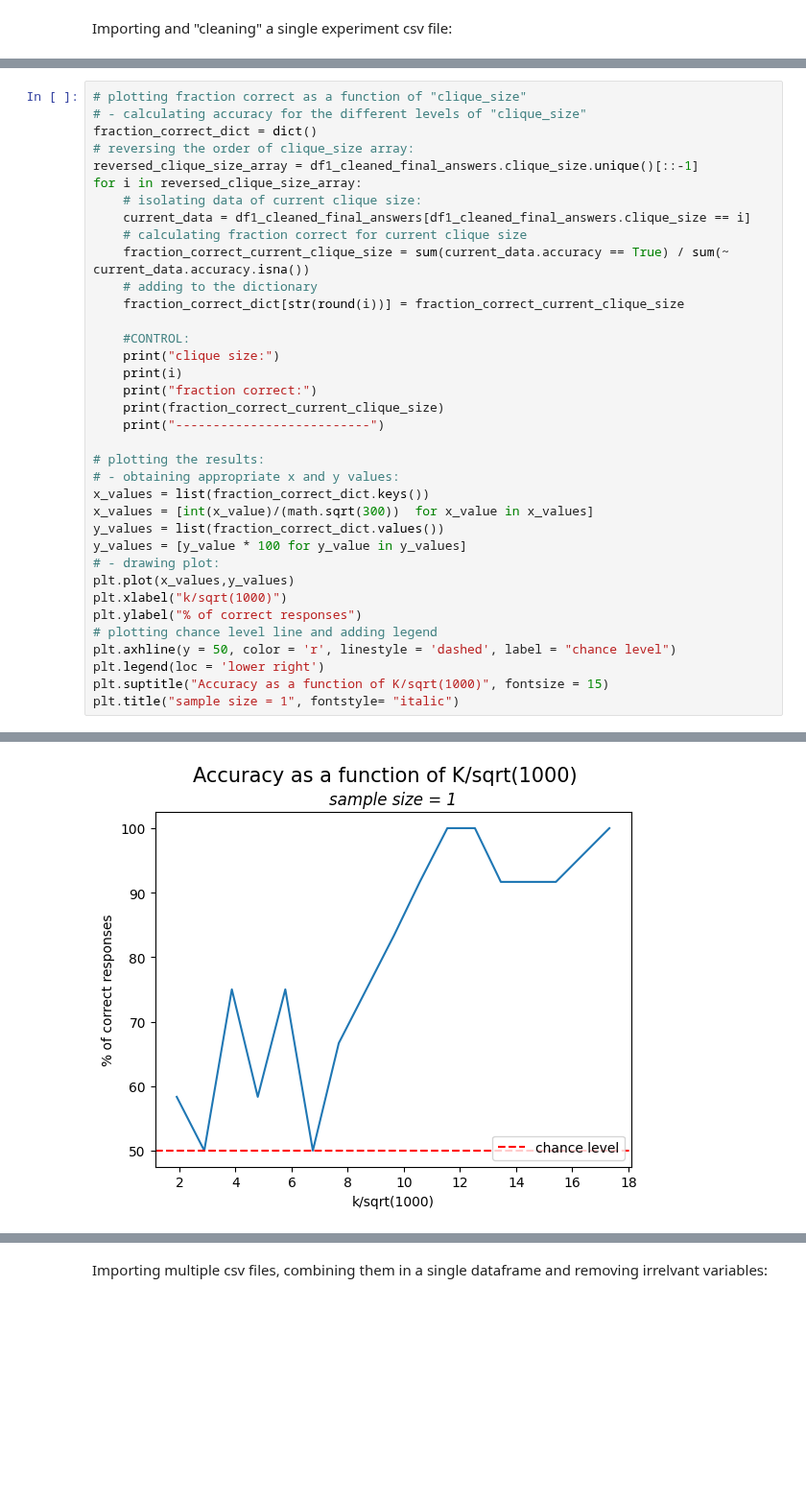
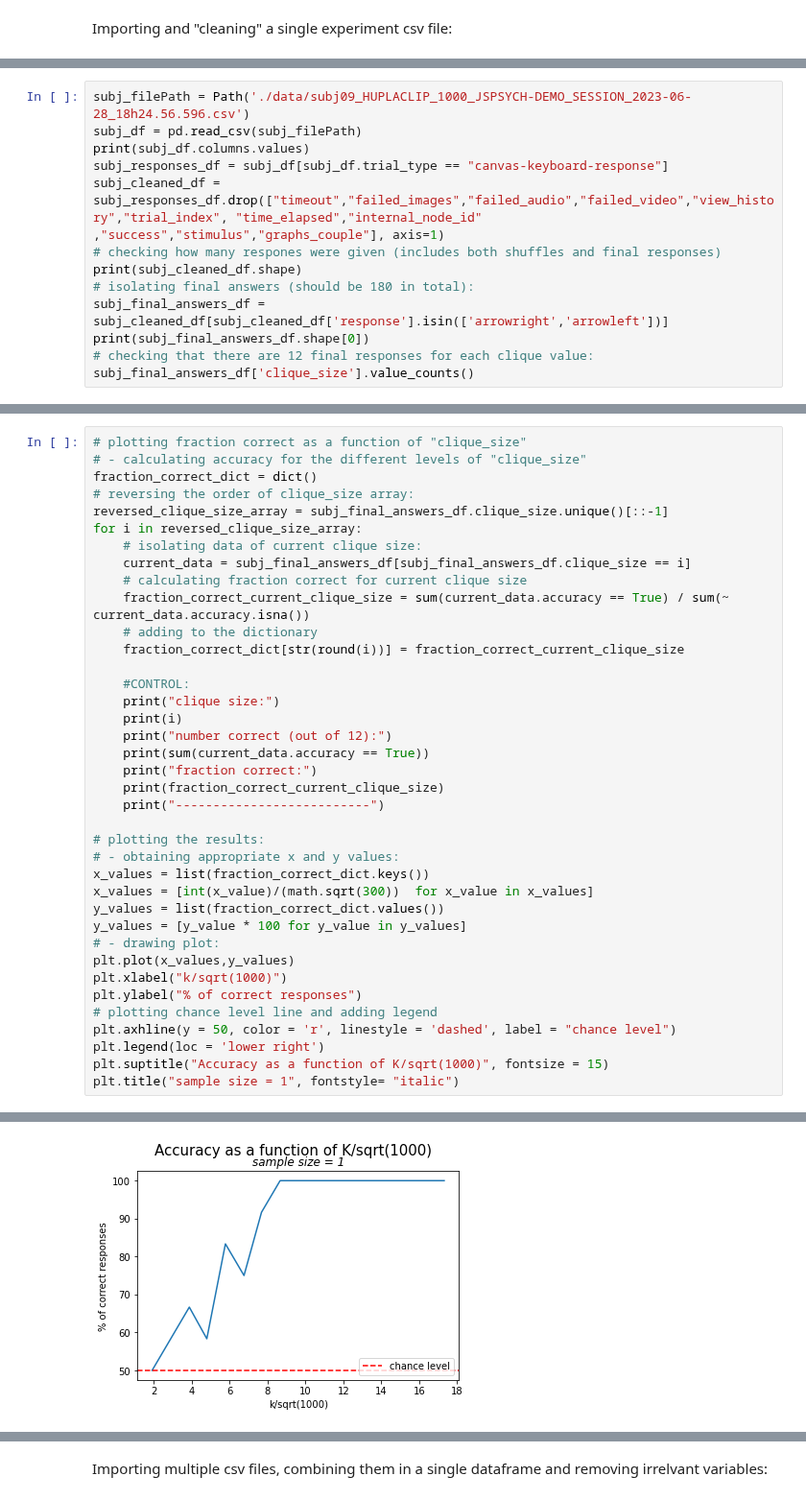
Before and after one commit to danieletirinnanzi/HUPLACLIP-analysis, a Jupyter notebook: data_analysis/pilot_2_horizontal/N_1000/1000nodes_analysis.ipynb, the cells around one changed output, grey strips where cells are left out. Shown at 96% size. Saved outputs shown, nothing was run; the diff lists cells and outputs as text; blank space fills up the shorter version.

Commit message:
reformatted subj04 N=1000 data, added subj12 data

```diff
--- a/data_analysis/pilot_2_horizontal/N_1000/1000nodes_analysis.ipynb
+++ b/data_analysis/pilot_2_horizontal/N_1000/1000nodes_analysis.ipynb
@@ -92,0 +61,13 @@ Name: clique_size, dtype: int64
+# %%
+subj_filePath = Path('./data/subj09_HUPLACLIP_1000_JSPSYCH-DEMO_SESSION_2023-06-28_18h24.56.596.csv')
+subj_df = pd.read_csv(subj_filePath)
+print(subj_df.columns.values)
+subj_responses_df = subj_df[subj_df.trial_type == "canvas-keyboard-response"]
+subj_cleaned_df = subj_responses_df.drop(["timeout","failed_images","failed_audio","failed_video","view_history","trial_index", "time_elapsed","internal_node_id" ,"success","stimulus","graphs_couple"], axis=1)
+# checking how many respones were given (includes both shuffles and final responses)
+print(subj_cleaned_df.shape)
+# isolating final answers (should be 180 in total):
+subj_final_answers_df = subj_cleaned_df[subj_cleaned_df['response'].isin(['arrowright','arrowleft'])]
+print(subj_final_answers_df.shape[0])
+# checking that there are 12 final responses for each clique value:
+subj_final_answers_df['clique_size'].value_counts()
@@ -95,10 +105,10 @@ Name: clique_size, dtype: int64
 # - calculating accuracy for the different levels of "clique_size"
 fraction_correct_dict = dict()
 # reversing the order of clique_size array:
-reversed_clique_size_array = df1_cleaned_final_answers.clique_size.unique()[::-1]
+reversed_clique_size_array = subj_final_answers_df.clique_size.unique()[::-1]
 for i in reversed_clique_size_array:
     # isolating data of current clique size:
-    current_data = df1_cleaned_final_answers[df1_cleaned_final_answers.clique_size == i]
+    current_data = subj_final_answers_df[subj_final_answers_df.clique_size == i]
     # calculating fraction correct for current clique size
     fraction_correct_current_clique_size = sum(current_data.accuracy == True) / sum(~ current_data.accuracy.isna())
     # adding to the dictionary
@@ -107,6 +117,8 @@ for i in reversed_clique_size_array:
     #CONTROL:
     print("clique size:")
     print(i)
+    print("number correct (out of 12):")
+    print(sum(current_data.accuracy == True))
     print("fraction correct:")
     print(fraction_correct_current_clique_size)
     print("--------------------------")
@@ -144,5 +156,5 @@ clique size:
 fraction correct:
 1.0
 --------------------------
 Text(0.5, 1.0, 'sample size = 1')
-[figure, old version]
+[figure, new version]
```
Also changed, not shown: parts of 6 cells of this notebook, 4 other files.
